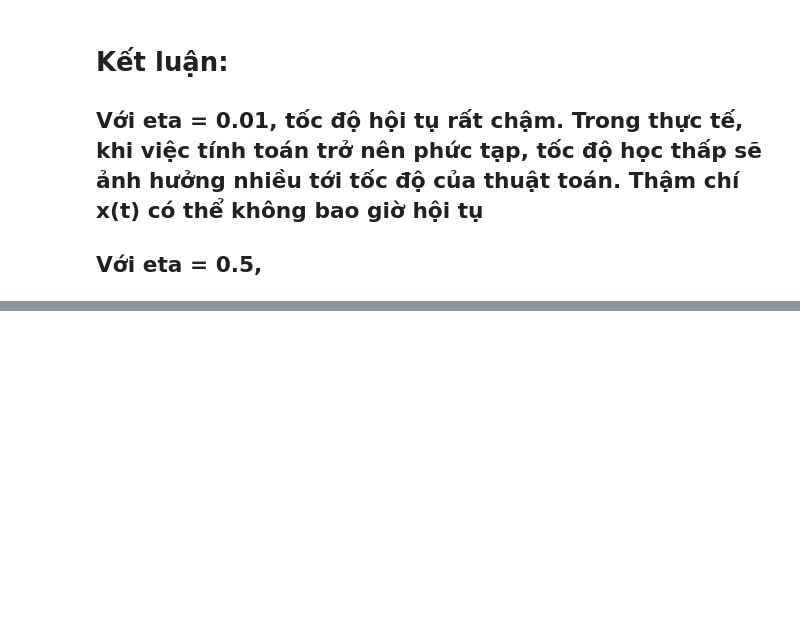
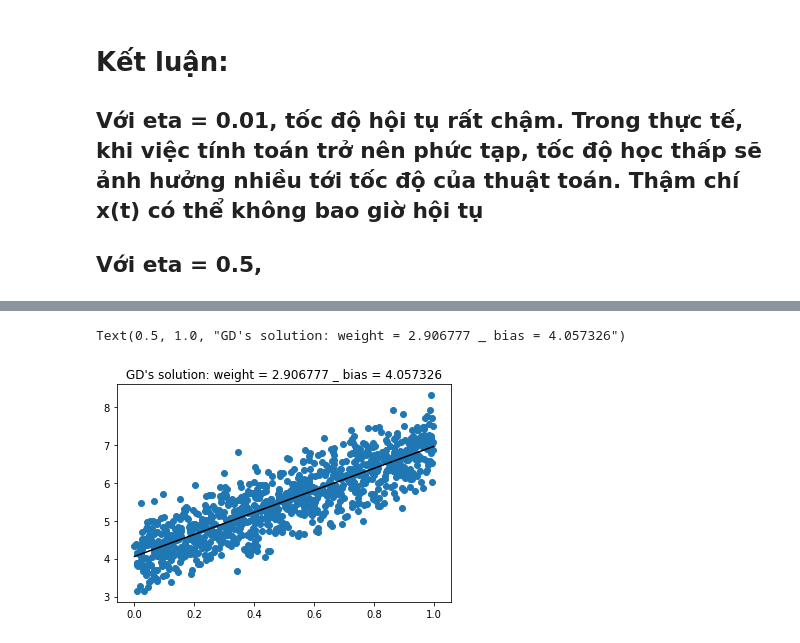
Before and after one commit to trungtv4597/Neural_Network_with_Keras, a Jupyter notebook: theories_concepts/Gradient_descent.ipynb, the cells around one changed output, grey strips where cells are left out. Drawn from its saved outputs; the diff is of its cells as text; code cells hidden in the pictures; blank space fills up the shorter version.

```diff
--- a/theories_concepts/Gradient_descent.ipynb
+++ b/theories_concepts/Gradient_descent.ipynb
@@ -137,0 +152,4 @@ plt.xticks([-5, 0, 5])
+# %%
+def gradient(w, y):
+    N = Xbar.shape[0]
+    return 1/N * Xbar.T.dot(Xbar.dot(w) - y)
@@ -137,0 +160,9 @@ plt.xticks([-5, 0, 5])
+# %%
+def GD(w_init, gradient, lr, y):
+    w = [w_init]
+    for it in range(1, 100):
+        w_new = w[-1] - lr*gradient(w[-1], y)
+        if np.linalg.norm(gradient(w[-1], y)) / len(w_new) < 1e-3:
+            break
+        w.append(w_new)
+    return w, it
@@ -137,0 +178,16 @@ plt.xticks([-5, 0, 5])
+# %%
+weight = w[-1].T
+w_0 = weight[0, 0]
+w_1 = weight[0, 1]
+
+x_min = (X.min())
+x_max = (X.max())
+y_min = w_1* x_min + w_0
+y_max = w_1* x_max + w_0
+
+plt.scatter(X, y)
+plt.plot((x_min, x_max), (y_min, y_max), color='black')
+plt.title("GD's solution: weight = %f _ bias = %f" %(w_1, w_0))
+# %% [output]
+Text(0.5, 1.0, "GD's solution: weight = 2.906777 _ bias = 4.057326")
+[figure, added]
```
Also changed, not shown: parts of 17 cells of this notebook.
